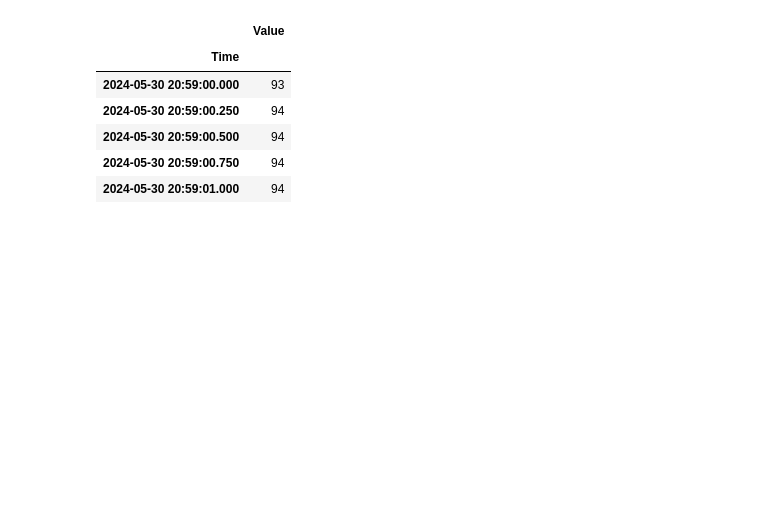
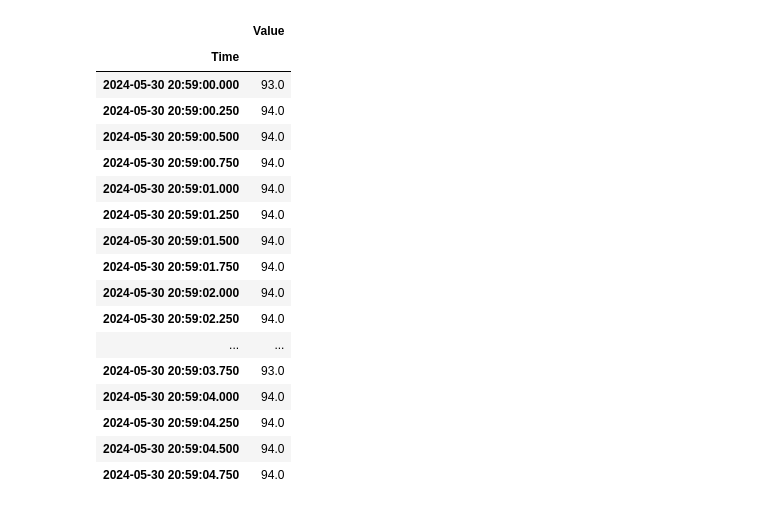
Before and after one commit to Nikhil-Rao-789/Ai-for-heath, a Jupyter notebook: Scripts/vis.ipynb, the cells around one changed output. Cells and saved outputs as stored; diff of their text form; code cells hidden in the pictures; blank space fills up the shorter version.

```diff
--- a/Scripts/vis.ipynb
+++ b/Scripts/vis.ipynb
@@ -47,10 +48,21 @@ plt.show()
 # %%
-df.head(5)
+df.head(20)
 # %% [output]
 |  | Value |
 | Time |  |
-| 2024-05-30 20:59:00.000 | 93 |
-| 2024-05-30 20:59:00.250 | 94 |
-| 2024-05-30 20:59:00.500 | 94 |
-| 2024-05-30 20:59:00.750 | 94 |
-| 2024-05-30 20:59:01.000 | 94 |
+| 2024-05-30 20:59:00.000 | 93.0 |
+| 2024-05-30 20:59:00.250 | 94.0 |
+| 2024-05-30 20:59:00.500 | 94.0 |
+| 2024-05-30 20:59:00.750 | 94.0 |
+| 2024-05-30 20:59:01.000 | 94.0 |
+| 2024-05-30 20:59:01.250 | 94.0 |
+| 2024-05-30 20:59:01.500 | 94.0 |
+| 2024-05-30 20:59:01.750 | 94.0 |
+| 2024-05-30 20:59:02.000 | 94.0 |
+| 2024-05-30 20:59:02.250 | 94.0 |
+| ... | ... |
+| 2024-05-30 20:59:03.750 | 93.0 |
+| 2024-05-30 20:59:04.000 | 94.0 |
+| 2024-05-30 20:59:04.250 | 94.0 |
+| 2024-05-30 20:59:04.500 | 94.0 |
+| 2024-05-30 20:59:04.750 | 94.0 |
```
Also changed, not shown: parts of 2 cells of this notebook.
